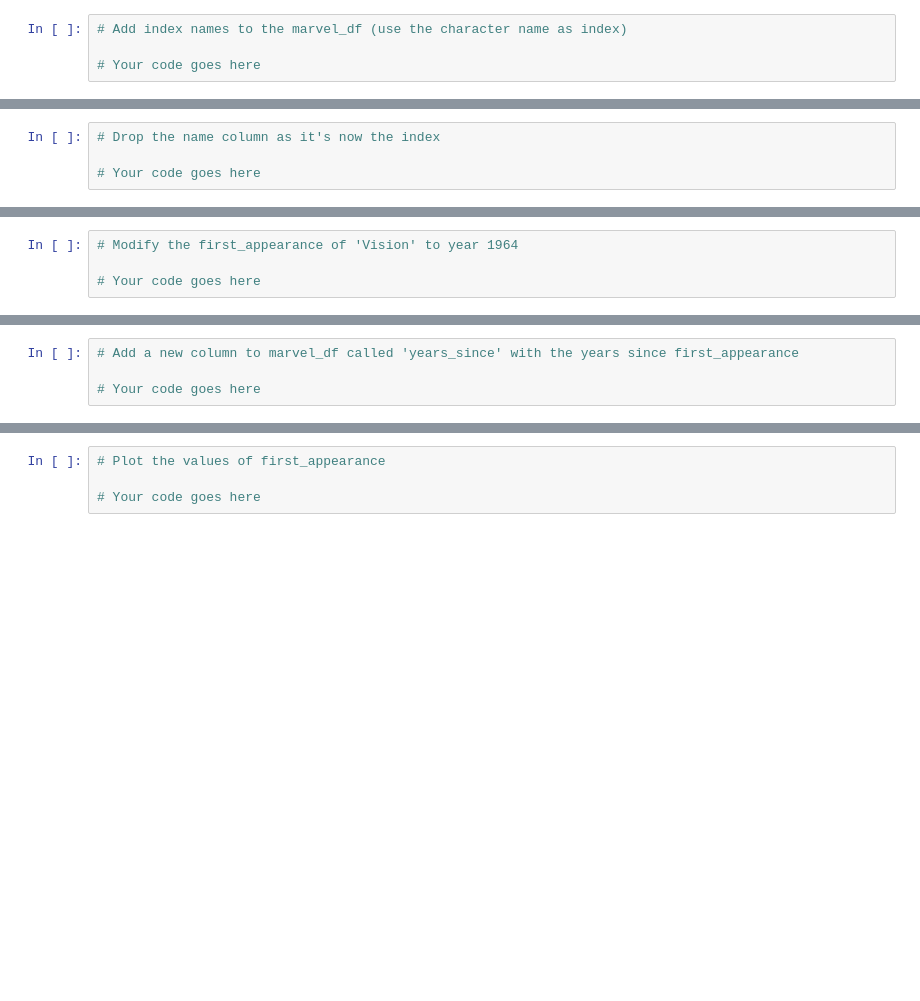
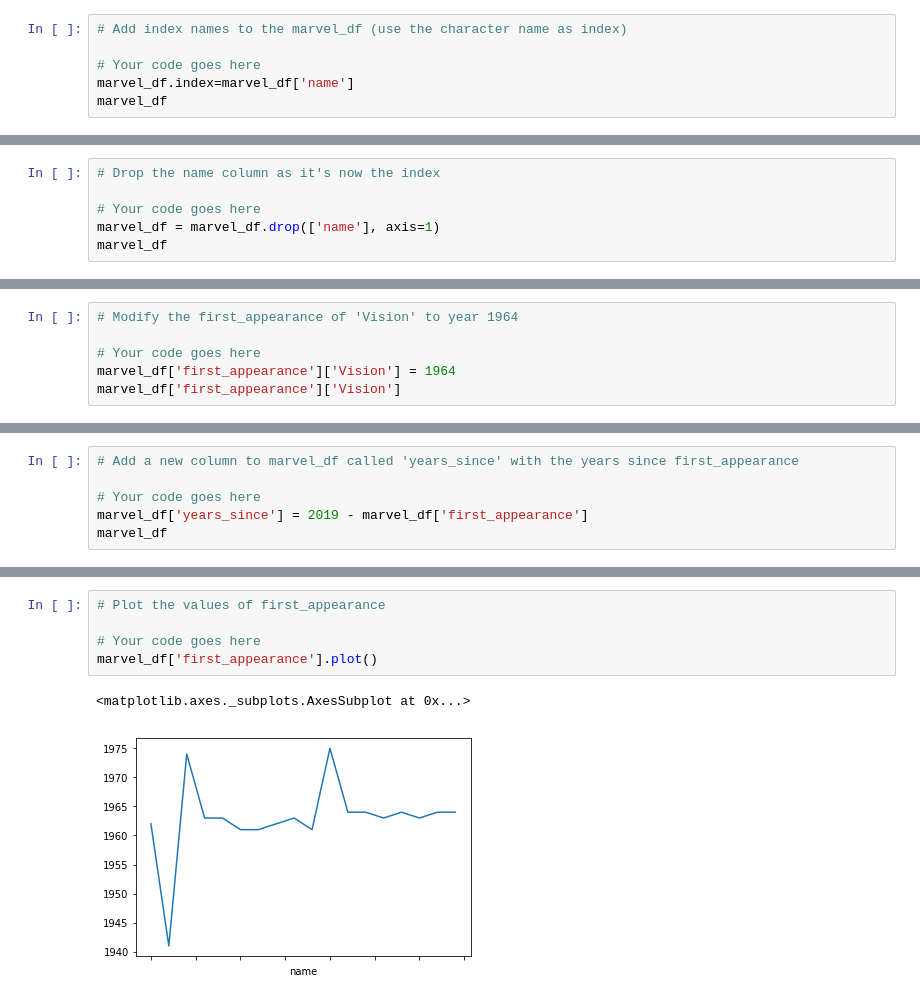
Before and after one commit to gmrkss/ds-class-exercises, a Jupyter notebook: 3- Pandas DataFrames additional exercises.ipynb, the cells around one changed output, grey strips where cells are left out. Saved outputs shown, nothing was run; the diff lists cells and outputs as text; blank space fills up the shorter version.

```diff
--- a/3- Pandas DataFrames additional exercises.ipynb
+++ b/3- Pandas DataFrames additional exercises.ipynb
@@ -64,3 +91,5 @@ col_names = ['name', 'sex', 'first_appearance']
 # Add index names to the marvel_df (use the character name as index)
 
 # Your code goes here
+marvel_df.index=marvel_df['name']
+marvel_df
@@ -68,3 +116,5 @@ col_names = ['name', 'sex', 'first_appearance']
 # Drop the name column as it's now the index
 
 # Your code goes here
+marvel_df = marvel_df.drop(['name'], axis=1)
+marvel_df
@@ -104,3 +247,5 @@ col_names = ['name', 'sex', 'first_appearance']
 # Modify the first_appearance of 'Vision' to year 1964
 
 # Your code goes here
+marvel_df['first_appearance']['Vision'] = 1964
+marvel_df['first_appearance']['Vision']
@@ -108,3 +259,5 @@ col_names = ['name', 'sex', 'first_appearance']
 # Add a new column to marvel_df called 'years_since' with the years since first_appearance
 
 # Your code goes here
+marvel_df['years_since'] = 2019 - marvel_df['first_appearance']
+marvel_df
@@ -159,7 +424,11 @@ col_names = ['name', 'sex', 'first_appearance']
 # %%
 # Plot the values of first_appearance
 
 # Your code goes here
+marvel_df['first_appearance'].plot()
+# %% [output]
+<matplotlib.axes._subplots.AxesSubplot at 0x...>
+[figure, added]
 # %%
 # Plot a histogram (plot.hist) with values of first_appearance
 
```
Also changed, not shown: parts of 24 cells of this notebook.
